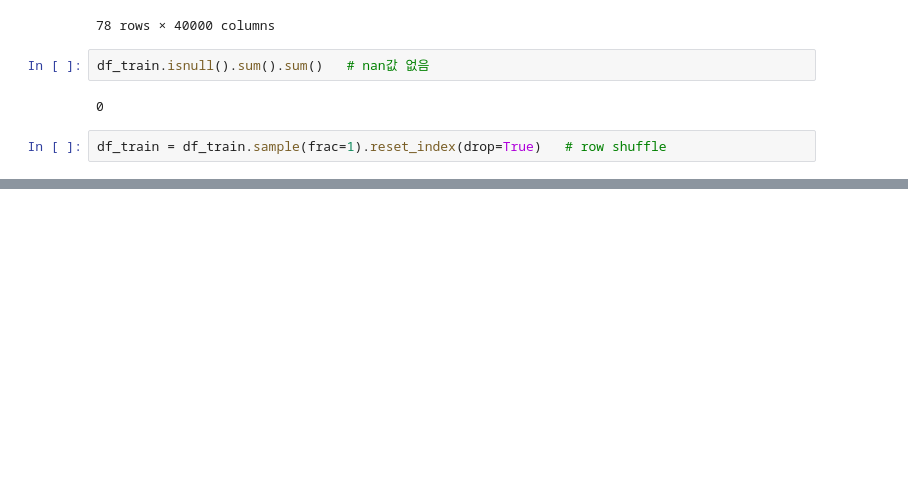
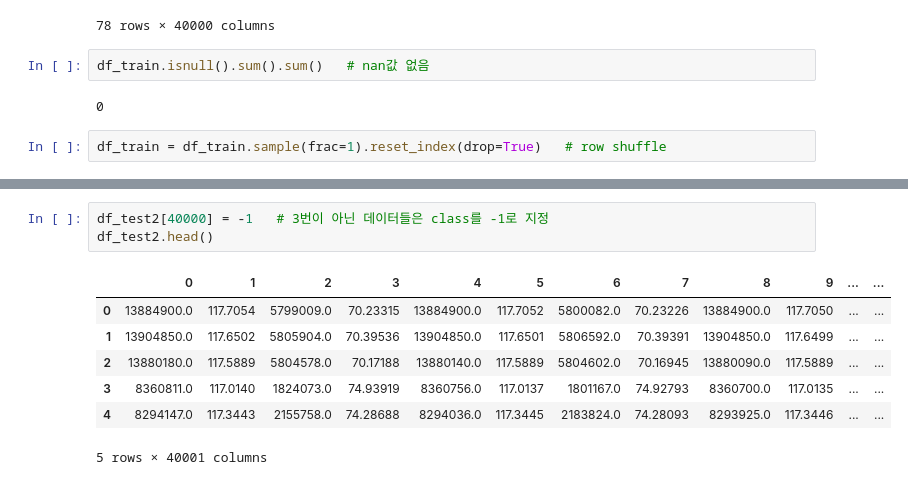
Before and after one commit to Felix-Silas/Oil_Extraction_Anomaly_Detection, a Jupyter notebook: 3rd_Anomaly.ipynb, the cells around one changed output, grey strips where cells are left out. Cells and saved outputs as stored; diff of their text form; blank space fills up the shorter version.

```diff
--- a/3rd_Anomaly.ipynb
+++ b/3rd_Anomaly.ipynb
@@ -164,0 +278,11 @@ df_train = df_train.sample(frac=1).reset_index(drop=True)   # row shuffle
+# %%
+df_test2[40000] = -1   # 3번이 아닌 데이터들은 class를 -1로 지정
+df_test2.head()
+# %% [output]
+|  | 0 | 1 | 2 | 3 | 4 | 5 | 6 | 7 | 8 | 9 | ... | ... |
+| 0 | 13884900.0 | 117.7054 | 5799009.0 | 70.23315 | 13884900.0 | 117.7052 | 5800082.0 | 70.23226 | 13884900.0 | 117.7050 | ... | ... |
+| 1 | 13904850.0 | 117.6502 | 5805904.0 | 70.39536 | 13904850.0 | 117.6501 | 5806592.0 | 70.39391 | 13904850.0 | 117.6499 | ... | ... |
+| 2 | 13880180.0 | 117.5889 | 5804578.0 | 70.17188 | 13880140.0 | 117.5889 | 5804602.0 | 70.16945 | 13880090.0 | 117.5889 | ... | ... |
+| 3 | 8360811.0 | 117.0140 | 1824073.0 | 74.93919 | 8360756.0 | 117.0137 | 1801167.0 | 74.92793 | 8360700.0 | 117.0135 | ... | ... |
+| 4 | 8294147.0 | 117.3443 | 2155758.0 | 74.28688 | 8294036.0 | 117.3445 | 2183824.0 | 74.28093 | 8293925.0 | 117.3446 | ... | ... |
+5 rows × 40001 columns
```
Also changed, not shown: parts of 10 cells of this notebook.
